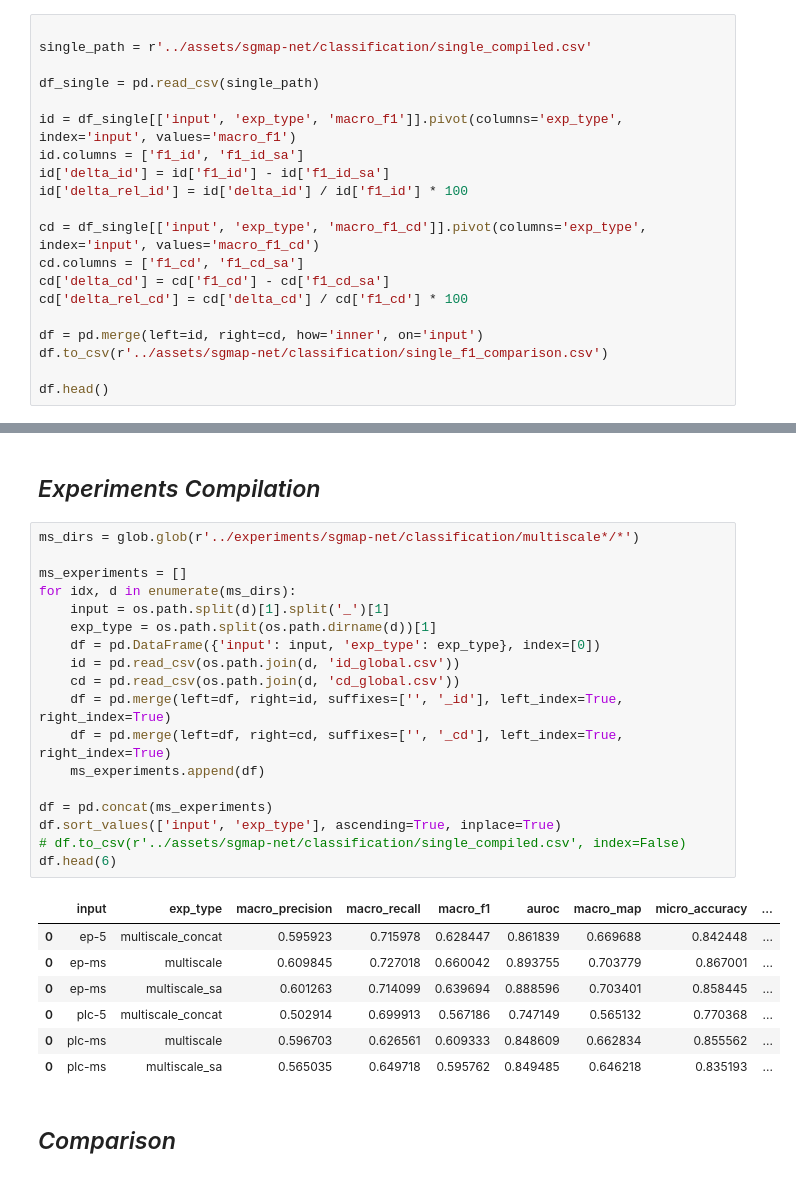
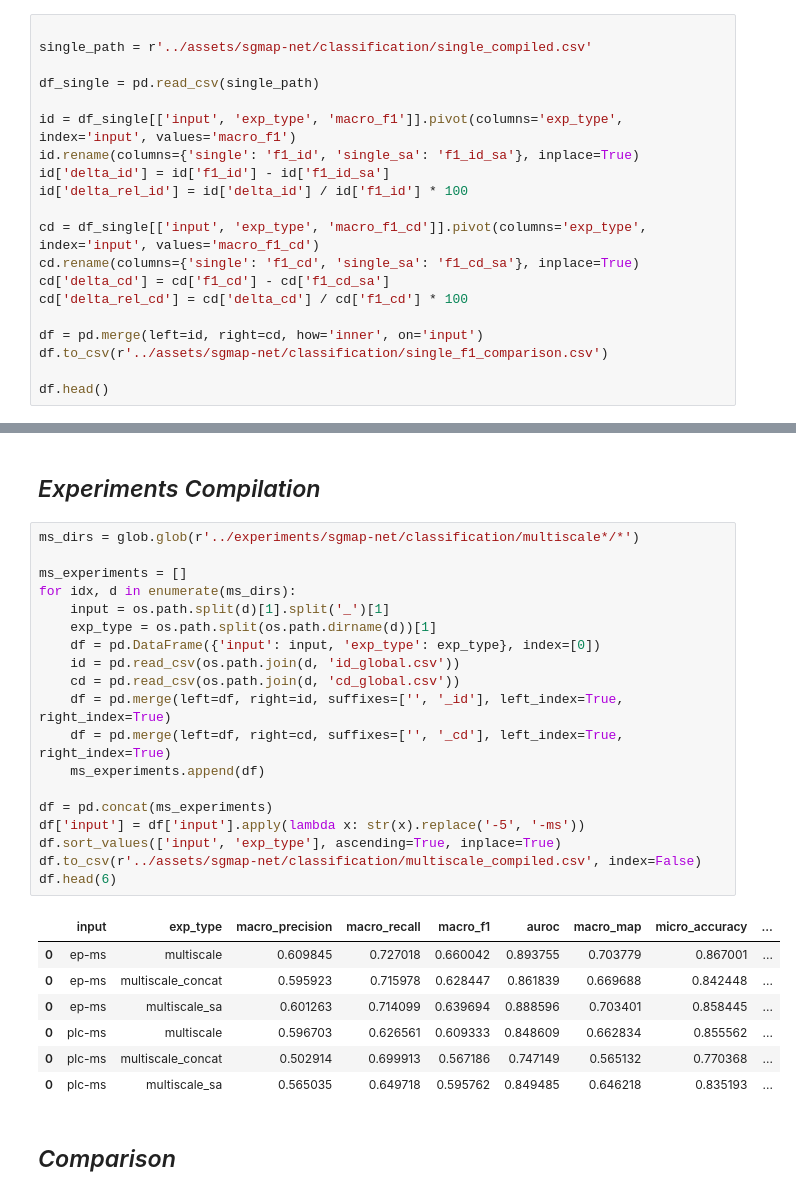
Before and after one commit to masseygeo/earthscape, a Jupyter notebook: notebooks/analysis_sgmapnet_cls.ipynb, the cells around one changed output, grey strips where cells are left out. Drawn from its saved outputs; the diff is of its cells as text.

Commit message:
Updated SGMap-Net analysis notebook.

```diff
--- a/notebooks/analysis_sgmapnet_cls.ipynb
+++ b/notebooks/analysis_sgmapnet_cls.ipynb
@@ -254,12 +254,12 @@ single_path = r'../assets/sgmap-net/classification/single_compiled.csv'
 df_single = pd.read_csv(single_path)
 
 id = df_single[['input', 'exp_type', 'macro_f1']].pivot(columns='exp_type', index='input', values='macro_f1')
-id.columns = ['f1_id', 'f1_id_sa']
+id.rename(columns={'single': 'f1_id', 'single_sa': 'f1_id_sa'}, inplace=True)
 id['delta_id'] = id['f1_id'] - id['f1_id_sa']
 id['delta_rel_id'] = id['delta_id'] / id['f1_id'] * 100
 
 cd = df_single[['input', 'exp_type', 'macro_f1_cd']].pivot(columns='exp_type', index='input', values='macro_f1_cd')
-cd.columns = ['f1_cd', 'f1_cd_sa']
+cd.rename(columns={'single': 'f1_cd', 'single_sa': 'f1_cd_sa'}, inplace=True)
 cd['delta_cd'] = cd['f1_cd'] - cd['f1_cd_sa']
 cd['delta_rel_cd'] = cd['delta_cd'] / cd['f1_cd'] * 100
 
@@ -328,28 +330,29 @@ Paired t-test
 # %%
 ms_dirs = glob.glob(r'../experiments/sgmap-net/classification/multiscale*/*')
 
 ms_experiments = []
 for idx, d in enumerate(ms_dirs):
     input = os.path.split(d)[1].split('_')[1]
     exp_type = os.path.split(os.path.dirname(d))[1]
     df = pd.DataFrame({'input': input, 'exp_type': exp_type}, index=[0])
     id = pd.read_csv(os.path.join(d, 'id_global.csv'))
     cd = pd.read_csv(os.path.join(d, 'cd_global.csv'))
     df = pd.merge(left=df, right=id, suffixes=['', '_id'], left_index=True, right_index=True)
     df = pd.merge(left=df, right=cd, suffixes=['', '_cd'], left_index=True, right_index=True)
     ms_experiments.append(df)
 
 df = pd.concat(ms_experiments)
+df['input'] = df['input'].apply(lambda x: str(x).replace('-5', '-ms'))
 df.sort_values(['input', 'exp_type'], ascending=True, inplace=True)
-# df.to_csv(r'../assets/sgmap-net/classification/single_compiled.csv', index=False)
+df.to_csv(r'../assets/sgmap-net/classification/multiscale_compiled.csv', index=False)
 df.head(6)
 # %% [output]
 |  | input | exp_type | macro_precision | macro_recall | macro_f1 | auroc | macro_map | micro_accuracy | ... |
-| 0 | ep-5 | multiscale_concat | 0.595923 | 0.715978 | 0.628447 | 0.861839 | 0.669688 | 0.842448 | ... |
 | 0 | ep-ms | multiscale | 0.609845 | 0.727018 | 0.660042 | 0.893755 | 0.703779 | 0.867001 | ... |
+| 0 | ep-ms | multiscale_concat | 0.595923 | 0.715978 | 0.628447 | 0.861839 | 0.669688 | 0.842448 | ... |
 | 0 | ep-ms | multiscale_sa | 0.601263 | 0.714099 | 0.639694 | 0.888596 | 0.703401 | 0.858445 | ... |
-| 0 | plc-5 | multiscale_concat | 0.502914 | 0.699913 | 0.567186 | 0.747149 | 0.565132 | 0.770368 | ... |
 | 0 | plc-ms | multiscale | 0.596703 | 0.626561 | 0.609333 | 0.848609 | 0.662834 | 0.855562 | ... |
+| 0 | plc-ms | multiscale_concat | 0.502914 | 0.699913 | 0.567186 | 0.747149 | 0.565132 | 0.770368 | ... |
 | 0 | plc-ms | multiscale_sa | 0.565035 | 0.649718 | 0.595762 | 0.849485 | 0.646218 | 0.835193 | ... |
 # %% [markdown]
 ## *Comparison*
```
Also changed, not shown: parts of 16 cells of this notebook, 3 other files.
